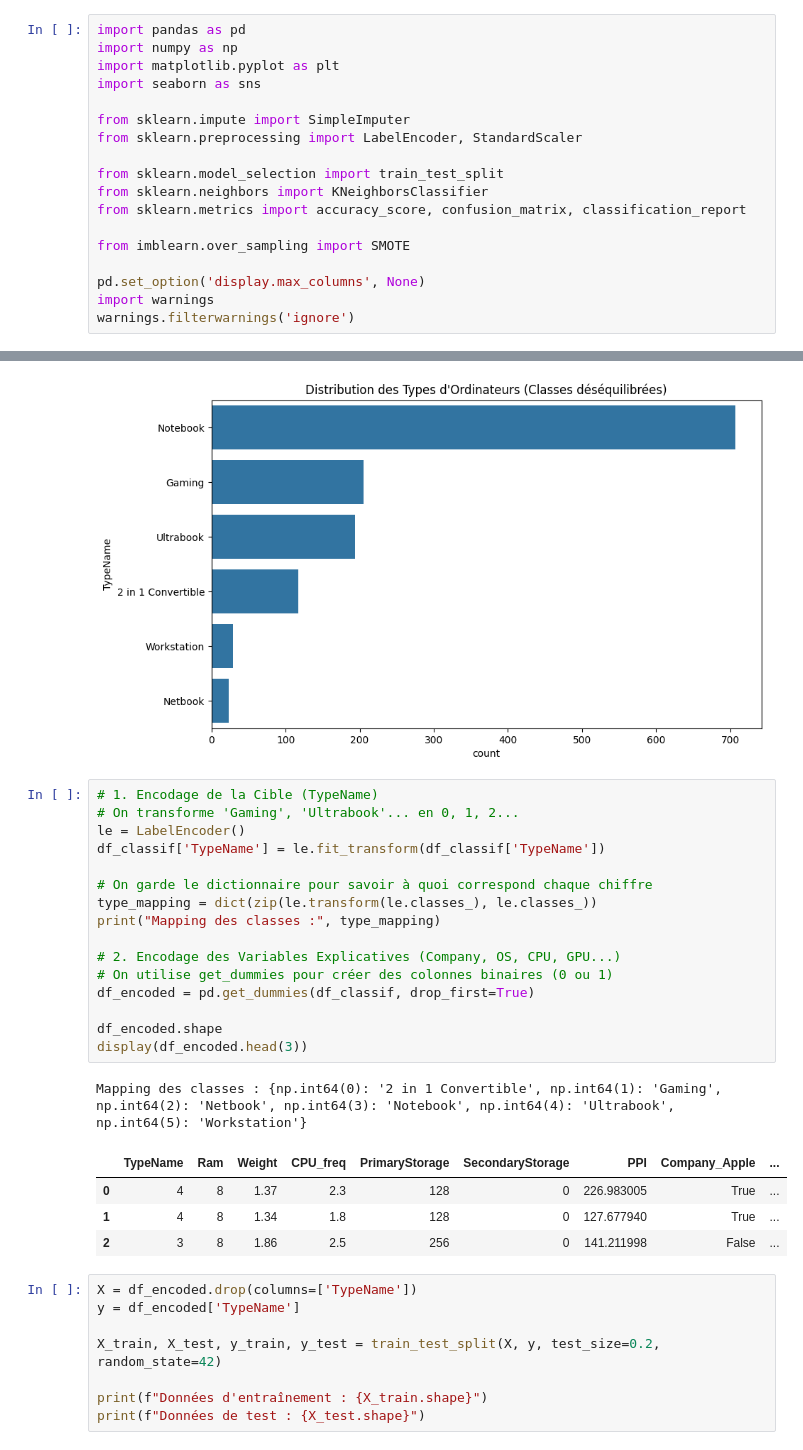
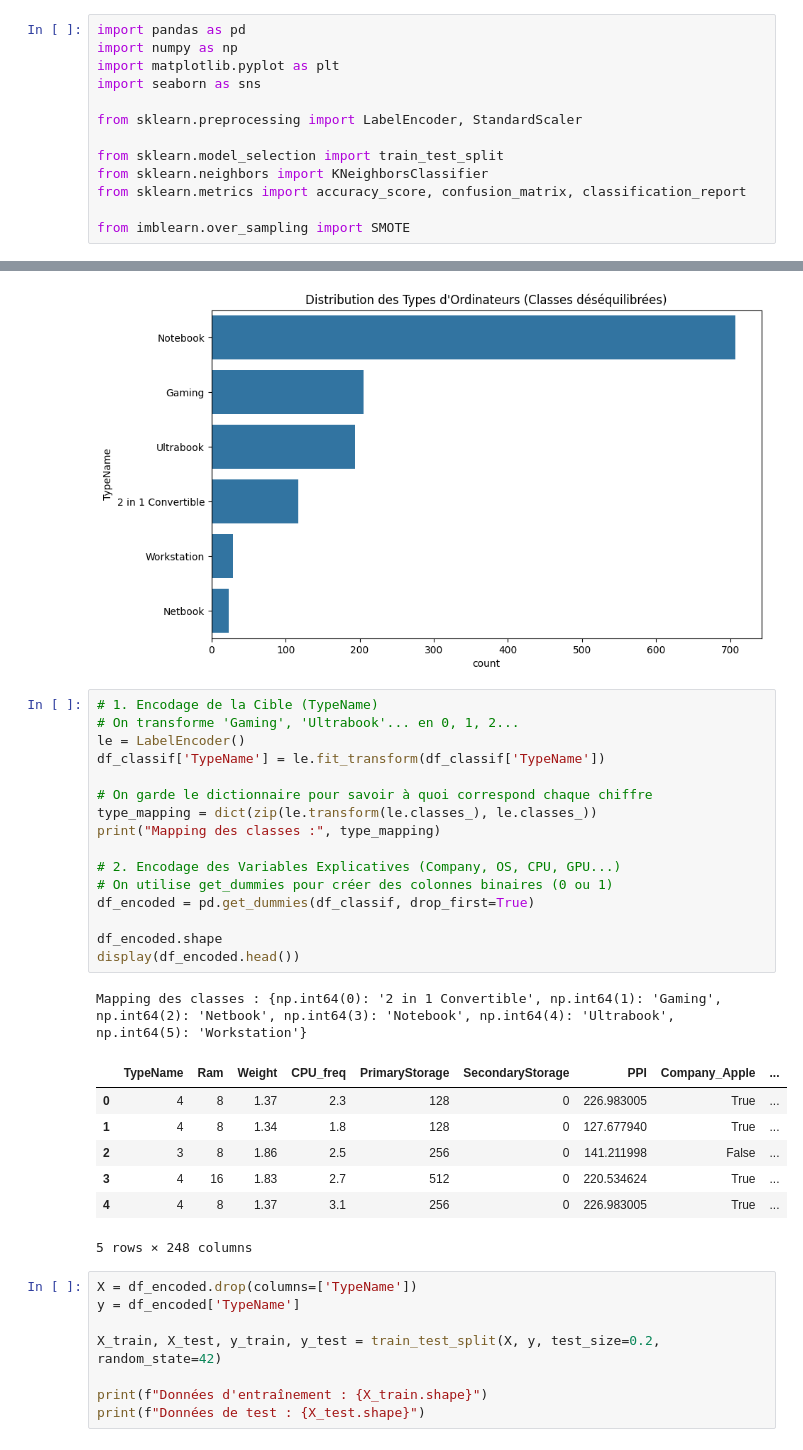
Before and after one commit to Sofiane-Meziane/Laptop_Expert, a Jupyter notebook: notebooks/Classification_Notebook.ipynb, the cells around one changed output, grey strips where cells are left out. Drawn from its saved outputs; the diff is of its cells as text.

```diff
--- a/notebooks/Classification_Notebook.ipynb
+++ b/notebooks/Classification_Notebook.ipynb
@@ -21,7 +21,6 @@ import numpy as np
 import matplotlib.pyplot as plt
 import seaborn as sns
 
-from sklearn.impute import SimpleImputer
 from sklearn.preprocessing import LabelEncoder, StandardScaler
 
 from sklearn.model_selection import train_test_split
@@ -29,10 +28,6 @@ from sklearn.neighbors import KNeighborsClassifier
 from sklearn.metrics import accuracy_score, confusion_matrix, classification_report
 
 from imblearn.over_sampling import SMOTE
-
-pd.set_option('display.max_columns', None)
-import warnings
-warnings.filterwarnings('ignore')
 # %%
 df = pd.read_csv('../data/laptop_prices.csv')
 
@@ -95,25 +93,28 @@ plt.show()
 # %%
 # 1. Encodage de la Cible (TypeName)
 # On transforme 'Gaming', 'Ultrabook'... en 0, 1, 2...
 le = LabelEncoder()
 df_classif['TypeName'] = le.fit_transform(df_classif['TypeName'])
 
 # On garde le dictionnaire pour savoir à quoi correspond chaque chiffre
 type_mapping = dict(zip(le.transform(le.classes_), le.classes_))
 print("Mapping des classes :", type_mapping)
 
 # 2. Encodage des Variables Explicatives (Company, OS, CPU, GPU...)
 # On utilise get_dummies pour créer des colonnes binaires (0 ou 1)
 df_encoded = pd.get_dummies(df_classif, drop_first=True)
 
 df_encoded.shape
-display(df_encoded.head(3))
+display(df_encoded.head())
 # %% [output]
 Mapping des classes : {np.int64(0): '2 in 1 Convertible', np.int64(1): 'Gaming', np.int64(2): 'Netbook', np.int64(3): 'Notebook', np.int64(4): 'Ultrabook', np.int64(5): 'Workstation'}
 |  | TypeName | Ram | Weight | CPU_freq | PrimaryStorage | SecondaryStorage | PPI | Company_Apple | ... |
 | 0 | 4 | 8 | 1.37 | 2.3 | 128 | 0 | 226.983005 | True | ... |
 | 1 | 4 | 8 | 1.34 | 1.8 | 128 | 0 | 127.677940 | True | ... |
 | 2 | 3 | 8 | 1.86 | 2.5 | 256 | 0 | 141.211998 | False | ... |
+| 3 | 4 | 16 | 1.83 | 2.7 | 512 | 0 | 220.534624 | True | ... |
+| 4 | 4 | 8 | 1.37 | 3.1 | 256 | 0 | 226.983005 | True | ... |
+5 rows × 248 columns
 # %%
 X = df_encoded.drop(columns=['TypeName'])
 y = df_encoded['TypeName']
```
Also changed, not shown: parts of 12 cells of this notebook, 1 other file.
